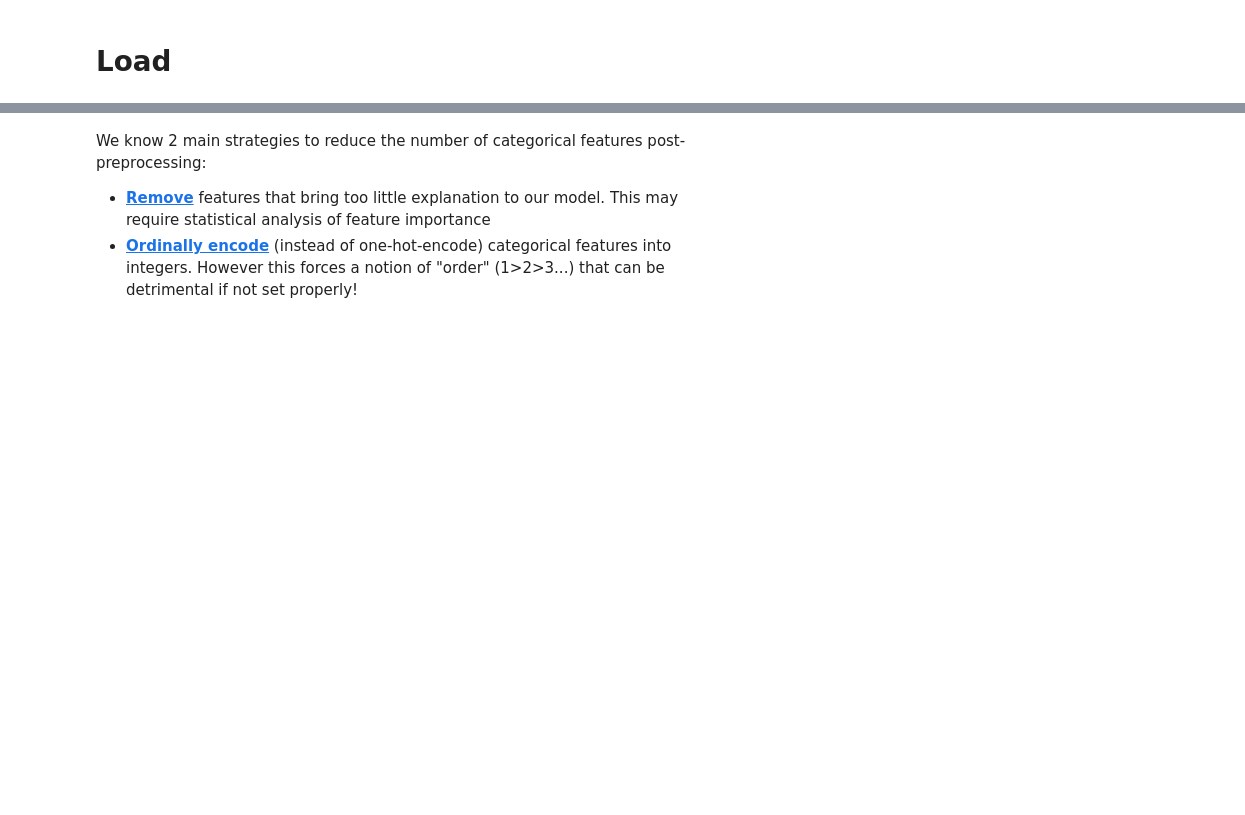
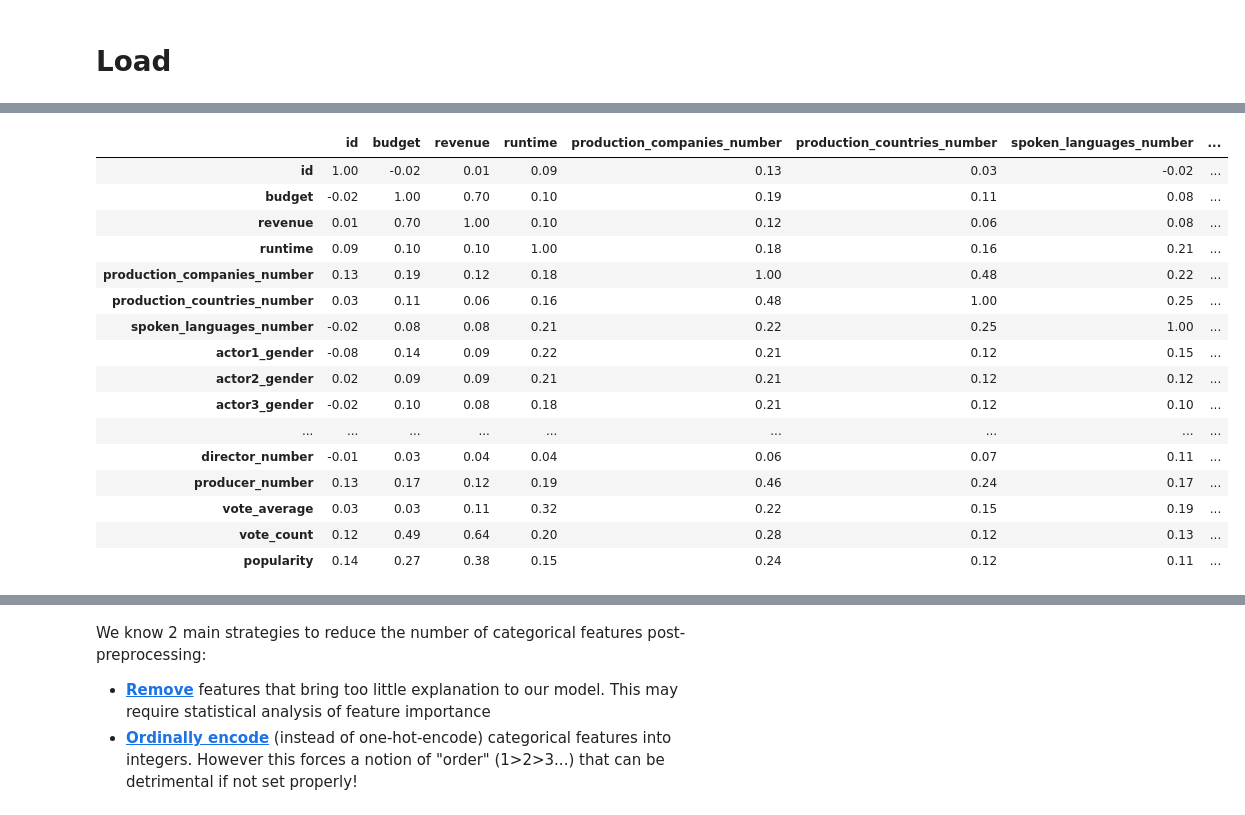
Before and after one commit to khasija/data-movie-revenue-prediction, a Jupyter notebook: notebooks/ketan_final_pipeline.ipynb, the cells around one changed output, grey strips where cells are left out. Saved outputs shown, nothing was run; the diff lists cells and outputs as text; code cells hidden in the pictures; blank space fills up the shorter version.

```diff
--- a/notebooks/ketan_final_pipeline.ipynb
+++ b/notebooks/ketan_final_pipeline.ipynb
@@ -116,6 +129,26 @@ editor_name                    0.000000
 dtype: float64
 # %%
 data.drop_duplicates(inplace = True)
+# %%
+round(data.corr(), 2)
+# %% [output]
+|  | id | budget | revenue | runtime | production_companies_number | production_countries_number | spoken_languages_number | ... |
+| id | 1.00 | -0.02 | 0.01 | 0.09 | 0.13 | 0.03 | -0.02 | ... |
+| budget | -0.02 | 1.00 | 0.70 | 0.10 | 0.19 | 0.11 | 0.08 | ... |
+| revenue | 0.01 | 0.70 | 1.00 | 0.10 | 0.12 | 0.06 | 0.08 | ... |
+| runtime | 0.09 | 0.10 | 0.10 | 1.00 | 0.18 | 0.16 | 0.21 | ... |
+| production_companies_number | 0.13 | 0.19 | 0.12 | 0.18 | 1.00 | 0.48 | 0.22 | ... |
+| production_countries_number | 0.03 | 0.11 | 0.06 | 0.16 | 0.48 | 1.00 | 0.25 | ... |
+| spoken_languages_number | -0.02 | 0.08 | 0.08 | 0.21 | 0.22 | 0.25 | 1.00 | ... |
+| actor1_gender | -0.08 | 0.14 | 0.09 | 0.22 | 0.21 | 0.12 | 0.15 | ... |
+| actor2_gender | 0.02 | 0.09 | 0.09 | 0.21 | 0.21 | 0.12 | 0.12 | ... |
+| actor3_gender | -0.02 | 0.10 | 0.08 | 0.18 | 0.21 | 0.12 | 0.10 | ... |
+| ... | ... | ... | ... | ... | ... | ... | ... | ... |
+| director_number | -0.01 | 0.03 | 0.04 | 0.04 | 0.06 | 0.07 | 0.11 | ... |
+| producer_number | 0.13 | 0.17 | 0.12 | 0.19 | 0.46 | 0.24 | 0.17 | ... |
+| vote_average | 0.03 | 0.03 | 0.11 | 0.32 | 0.22 | 0.15 | 0.19 | ... |
+| vote_count | 0.12 | 0.49 | 0.64 | 0.20 | 0.28 | 0.12 | 0.13 | ... |
+| popularity | 0.14 | 0.27 | 0.38 | 0.15 | 0.24 | 0.12 | 0.11 | ... |
 # %%
 X = data.drop(columns=['revenue'])
 y = data['revenue']
```
Also changed, not shown: parts of 121 cells of this notebook, 2 other files.
